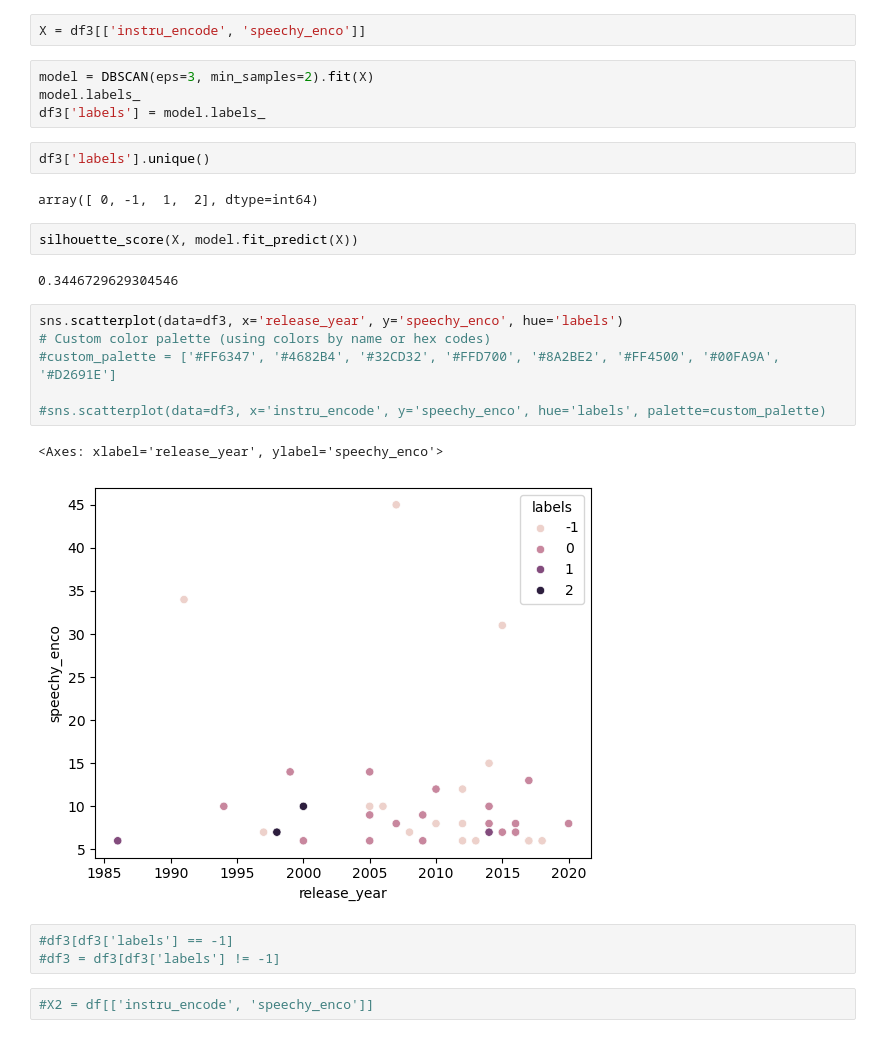
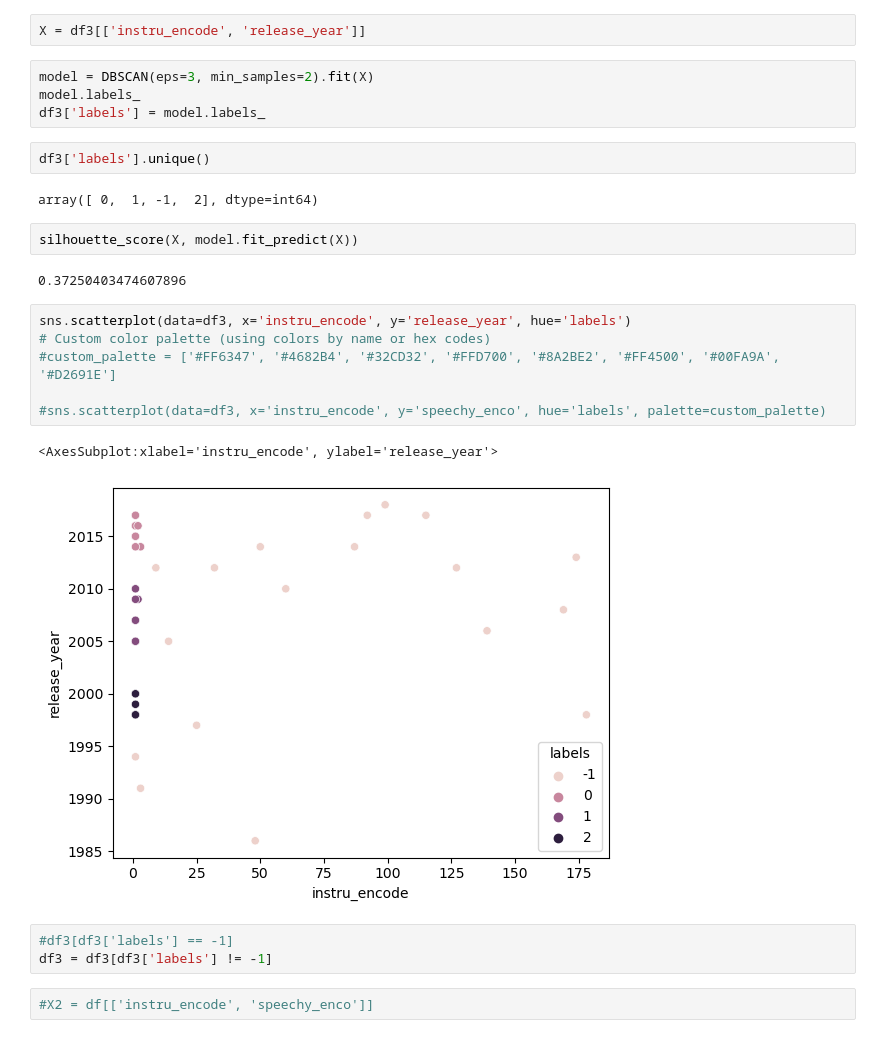
Before and after one commit to IsaacG-L/Machine-Learning, a Jupyter notebook: Semester 2/RFP 4/CodeRFP.ipynb, the cells around one changed output. Saved outputs shown, nothing was run; the diff lists cells and outputs as text.

```diff
--- a/Semester 2/RFP 4/CodeRFP.ipynb
+++ b/Semester 2/RFP 4/CodeRFP.ipynb
@@ -320,7 +372,7 @@ df08_1[(df08_1['release_year'] == 2008) & (df08_1['energy_enco'] >= 90)]
 # %% [markdown]
 ### DBSCAN
 # %%
-X = df3[['instru_encode', 'speechy_enco']]
+X = df3[['instru_encode', 'release_year']]
 # %%
 model = DBSCAN(eps=3, min_samples=2).fit(X)
 model.labels_
@@ -328,23 +380,23 @@ df3['labels'] = model.labels_
 # %%
 df3['labels'].unique()
 # %% [output]
-array([ 0, -1,  1,  2], dtype=int64)
+array([ 0,  1, -1,  2], dtype=int64)
 # %%
 silhouette_score(X, model.fit_predict(X))
 # %% [output]
-0.3446729629304546
+0.37250403474607896
 # %%
-sns.scatterplot(data=df3, x='release_year', y='speechy_enco', hue='labels')
+sns.scatterplot(data=df3, x='instru_encode', y='release_year', hue='labels')
 # Custom color palette (using colors by name or hex codes)
 #custom_palette = ['#FF6347', '#4682B4', '#32CD32', '#FFD700', '#8A2BE2', '#FF4500', '#00FA9A', '#D2691E']
 
 #sns.scatterplot(data=df3, x='instru_encode', y='speechy_enco', hue='labels', palette=custom_palette)
 # %% [output]
-<Axes: xlabel='release_year', ylabel='speechy_enco'>
+<AxesSubplot:xlabel='instru_encode', ylabel='release_year'>
-[figure, old version]
+[figure, new version]
 # %%
 #df3[df3['labels'] == -1]
-#df3 = df3[df3['labels'] != -1]
+df3 = df3[df3['labels'] != -1]
 # %%
 #X2 = df[['instru_encode', 'speechy_enco']]
 # %%
```
Also changed, not shown: parts of 13 cells of this notebook, 3 other files.
